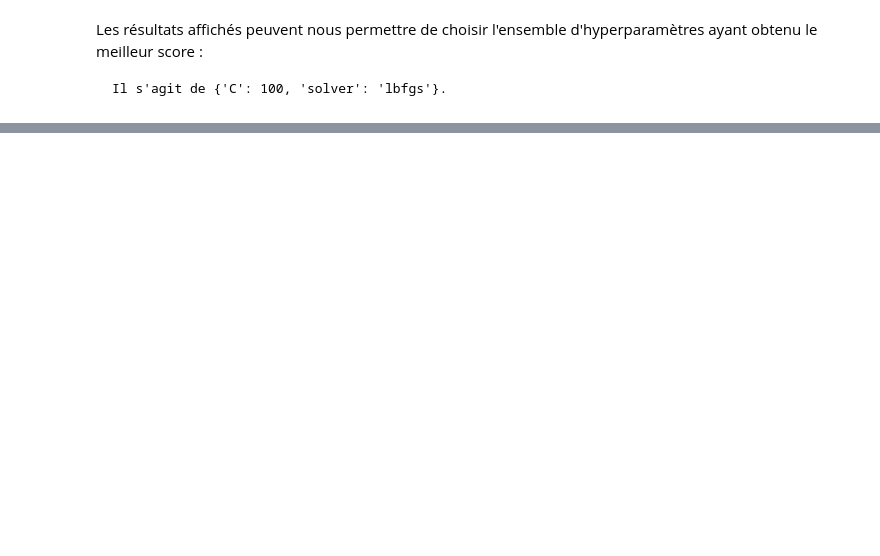
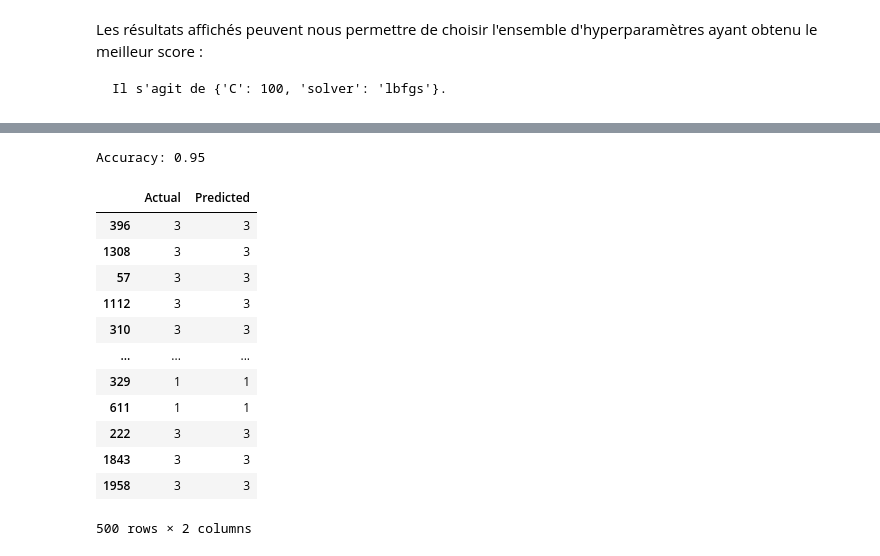
Before and after one commit to choarauc/form_ch, a Jupyter notebook: GridSearch.ipynb, the cells around one changed output, grey strips where cells are left out. Cells and saved outputs as stored; diff of their text form; code cells hidden in the pictures; blank space fills up the shorter version.

```diff
--- a/GridSearch.ipynb
+++ b/GridSearch.ipynb
@@ -123,0 +149,40 @@ Les résultats affichés peuvent nous permettre de choisir l'ensemble d'hyperpar
+# %%
+# Extraction des meilleurs paramètres trouvés par GridSearchCV
+best_params = gridcv.best_params_
+
+# Création d'un nouveau LogisticRegression avec les meilleurs paramètres
+clf_lr_best = LogisticRegression(max_iter=1000, solver=best_params['solver'], C=best_params['C'])
+
+# Entraînement du modèle avec les données d'entraînement originales (non mis à l'échelle)
+clf_lr_best.fit(X_train, y_train)
+
+# Prédiction sur les données de test
+y_pred = clf_lr_best.predict(X_test)
+
+# Évaluation des performances du modèle sur le test
+accuracy = accuracy_score(y_test, y_pred)
+print("Accuracy:", accuracy)
+# %% [output]
+Accuracy: 0.95
+# %%
+# prédictions sur les données de test
+y_pred = clf_lr_best.predict(X_test)
+
+df_predictions = pd.DataFrame({'Actual': y_test, 'Predicted': y_pred})
+
+# df des prédictions
+df_predictions
+# %% [output]
+|  | Actual | Predicted |
+| 396 | 3 | 3 |
+| 1308 | 3 | 3 |
+| 57 | 3 | 3 |
+| 1112 | 3 | 3 |
+| 310 | 3 | 3 |
+| ... | ... | ... |
+| 329 | 1 | 1 |
+| 611 | 1 | 1 |
+| 222 | 3 | 3 |
+| 1843 | 3 | 3 |
+| 1958 | 3 | 3 |
+500 rows × 2 columns
```
Also changed, not shown: parts of 22 cells of this notebook.
